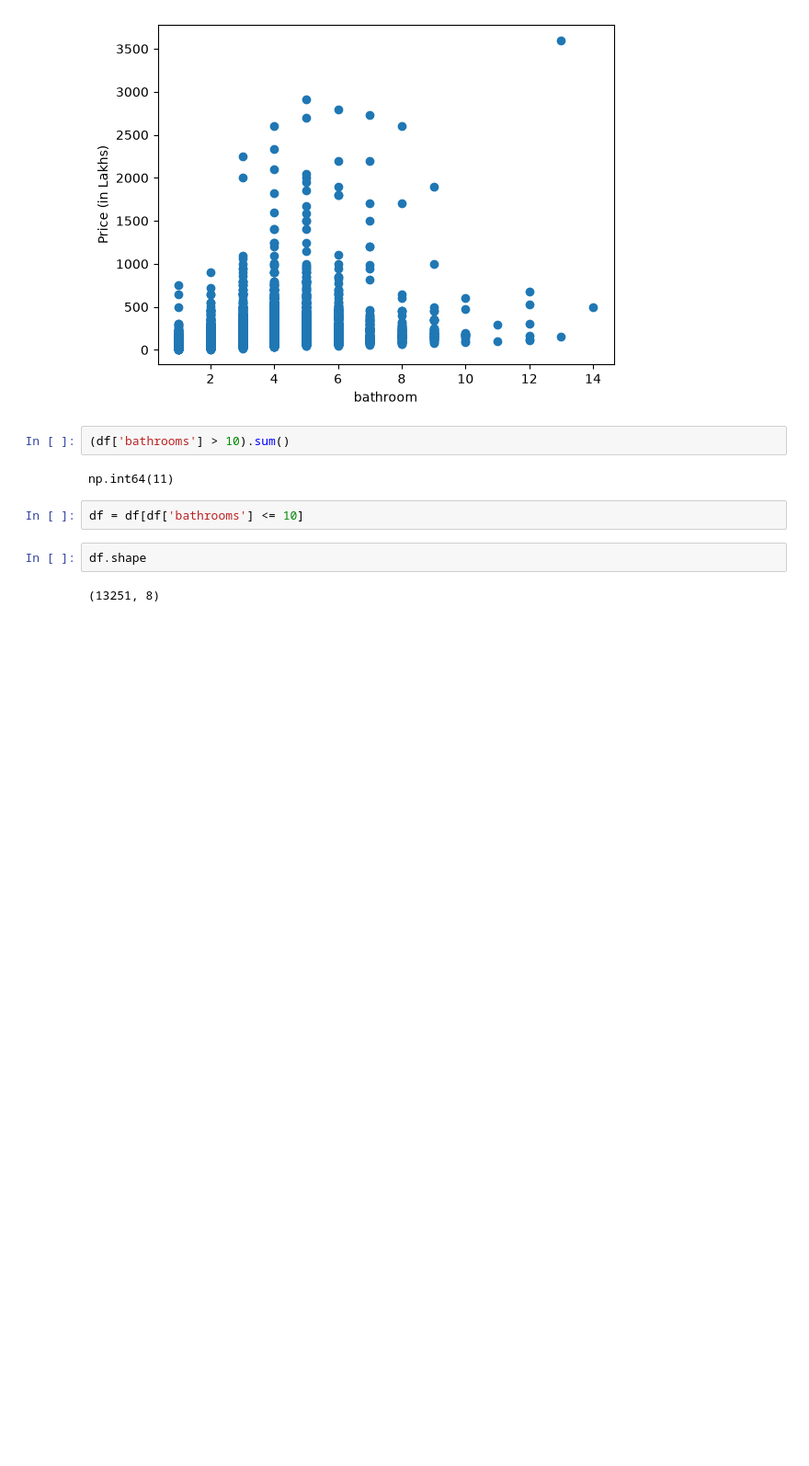
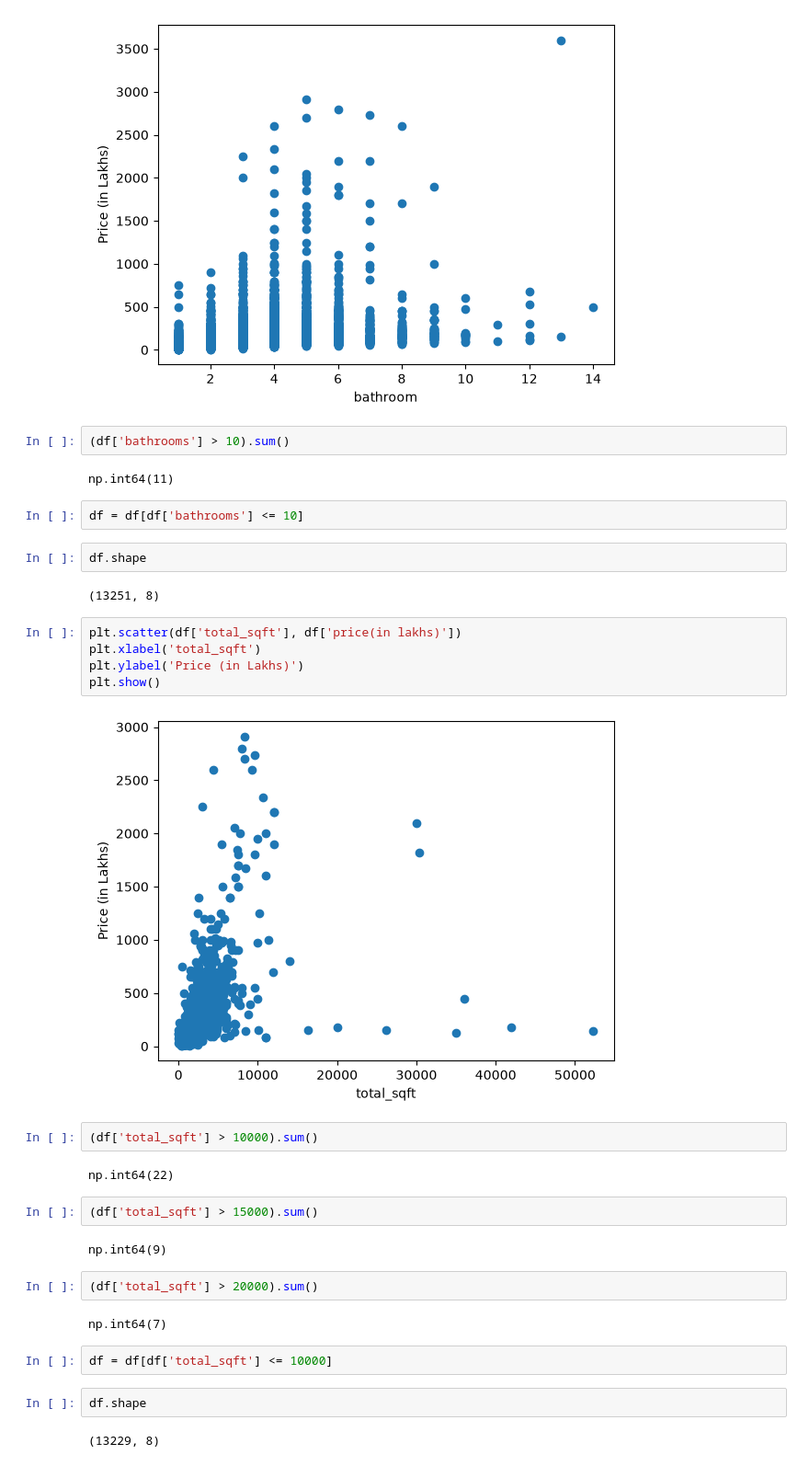
Before and after one commit to PranayBhardwaj29/bengaluru-house-price-predictor, a Jupyter notebook: notebook/model_training.ipynb, the cells around one changed output. Shown at 92% size. Drawn from its saved outputs; the diff is of its cells as text; blank space fills up the shorter version.

Commit message:
dropped outliers from total_sqft

```diff
--- a/notebook/model_training.ipynb
+++ b/notebook/model_training.ipynb
@@ -533,3 +533,28 @@ df = df[df['bathrooms'] <= 10]
 df.shape
 # %% [output]
 (13251, 8)
+# %%
+plt.scatter(df['total_sqft'], df['price(in lakhs)'])
+plt.xlabel('total_sqft')
+plt.ylabel('Price (in Lakhs)')
+plt.show()
+# %% [output]
+[figure, added]
+# %%
+(df['total_sqft'] > 10000).sum()
+# %% [output]
+np.int64(22)
+# %%
+(df['total_sqft'] > 15000).sum()
+# %% [output]
+np.int64(9)
+# %%
+(df['total_sqft'] > 20000).sum()
+# %% [output]
+np.int64(7)
+# %%
+df = df[df['total_sqft'] <= 10000]
+# %%
+df.shape
+# %% [output]
+(13229, 8)
```
